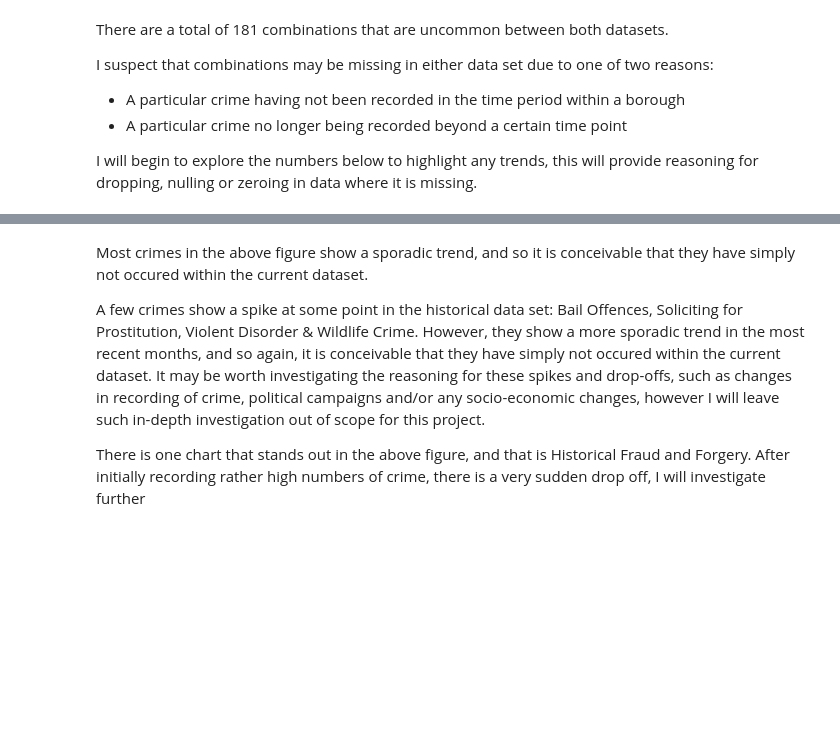
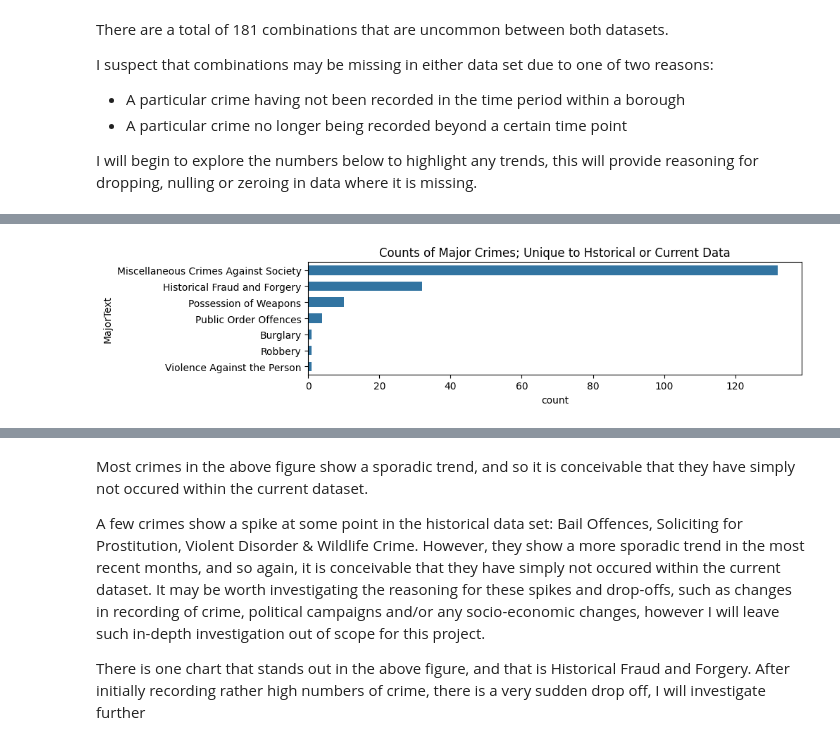
Before and after one commit to JamieW365/londoncrime, a Jupyter notebook: notebooks/exploratory/jw-1-initial-exploration.ipynb, the cells around one changed output, grey strips where cells are left out. Drawn from its saved outputs; the diff is of its cells as text; code cells hidden in the pictures; blank space fills up the shorter version.

```diff
--- a/notebooks/exploratory/jw-1-initial-exploration.ipynb
+++ b/notebooks/exploratory/jw-1-initial-exploration.ipynb
@@ -177,7 +210,9 @@ len(df_unique['MajorText'].value_counts(ascending=True))
 # %%
 fig, ax = plt.subplots(figsize=(10,len(df_unique['MajorText'].value_counts())/3), constrained_layout=True)
 ax.set_title('Counts of Major Crimes; Unique to Hstorical or Current Data')
-df_unique['MajorText'].value_counts(ascending=True).plot(kind='barh', width=0.6);
+sns.countplot(y='MajorText', data=df_unique, order=df_unique['MajorText'].value_counts().index, width=0.6);
+# %% [output]
+[figure, added]
 # %%
 fig, ax = plt.subplots(figsize=(10,df_unique['MinorText'].nunique()/3), constrained_layout=True)
 ax.set_title('Counts of Minor Crimes; Unique to Hstorical or Current Data')
```
Also changed, not shown: parts of 30 cells of this notebook.
